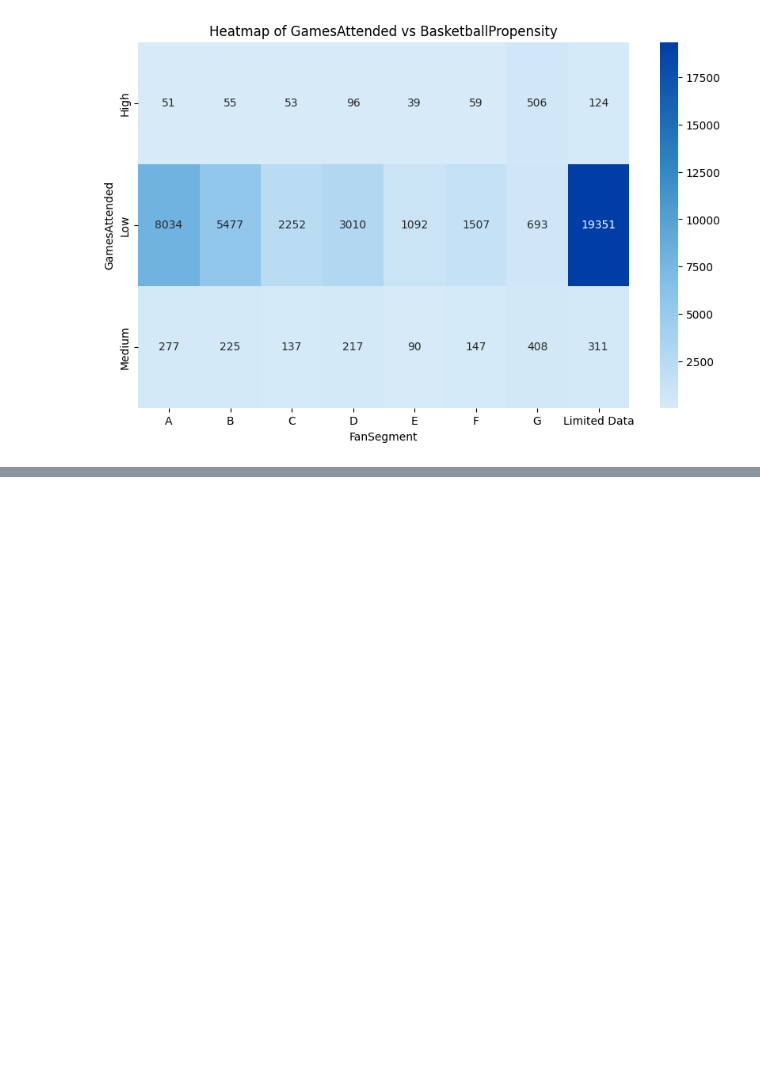
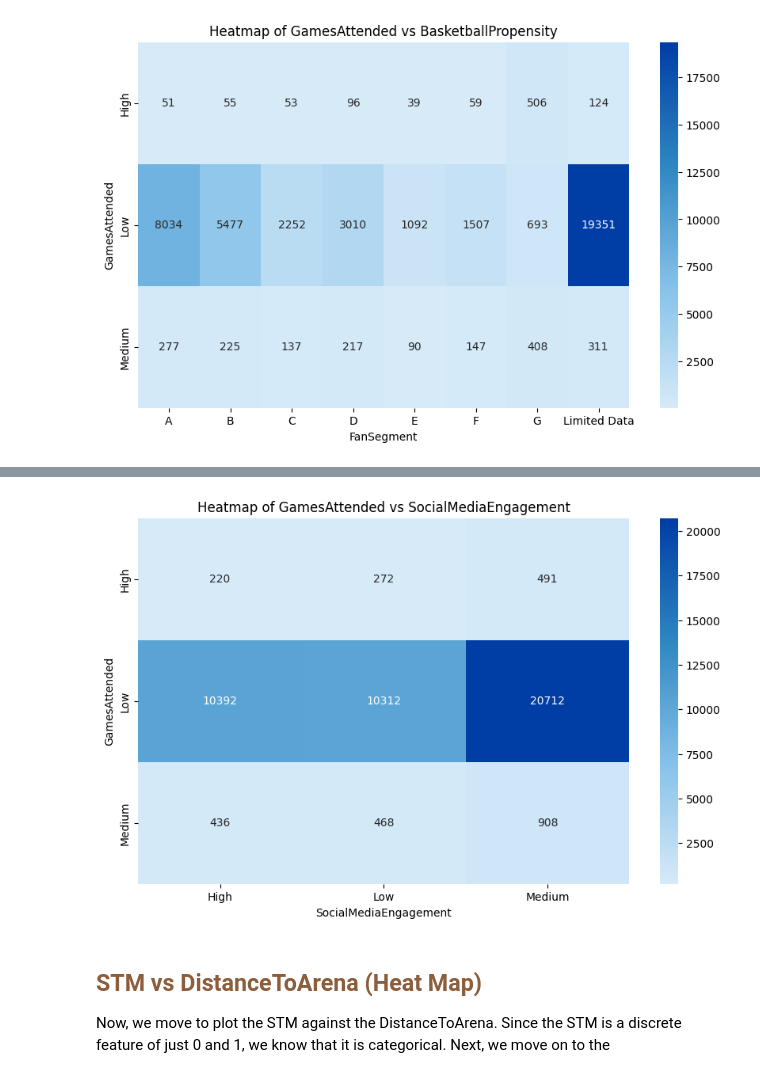
Before and after one commit to chowdhuryj-github/BucksFanExperience, a Jupyter notebook: BucksDataVisualization/DataVisualizationSalvin.ipynb, the cells around one changed output, grey strips where cells are left out. Drawn from its saved outputs; the diff is of its cells as text; code cells hidden in the pictures; blank space fills up the shorter version.

```diff
--- a/BucksDataVisualization/DataVisualizationSalvin.ipynb
+++ b/BucksDataVisualization/DataVisualizationSalvin.ipynb
@@ -757,0 +789,20 @@ plt.savefig(f"C:/GitHub/BucksHackathon25/BucksPlots/attended_vs_segment_heatmap.
+# %%
+# producing a frequency table
+heatmap = pd.crosstab(account_df_copy_three['GamesAttended'], account_df_copy_three['SocialMediaEngagement'])
+
+# defining a color map scheme
+bblue_cmap = LinearSegmentedColormap.from_list("bucks_blue",  ["#D6EAF8", "#85C1E9", "#2E86C1", "#003DA5"])
+
+# plotting the heatmap
+plt.figure(figsize=(10, 6))
+sns.heatmap(heatmap, annot=True, fmt="d", cmap=bblue_cmap)
+plt.title("Heatmap of GamesAttended vs SocialMediaEngagement")
+
+# saving the figure
+plt.savefig(f"C:/GitHub/BucksHackathon25/BucksPlots/attended_vs_engagement_heatmap.png", dpi=300,
+            bbox_inches='tight')
+# %% [output]
+[figure, added]
+# %% [markdown]
+<h2 style="color: #8b5e3c"> STM vs DistanceToArena (Heat Map) </h2>
+Now, we move to plot the STM against the DistanceToArena. Since the STM is a discrete feature of just 0 and 1, we know that it is categorical. Next, we move on to the
```
Also changed, not shown: parts of 4 cells of this notebook, 3 other files.
